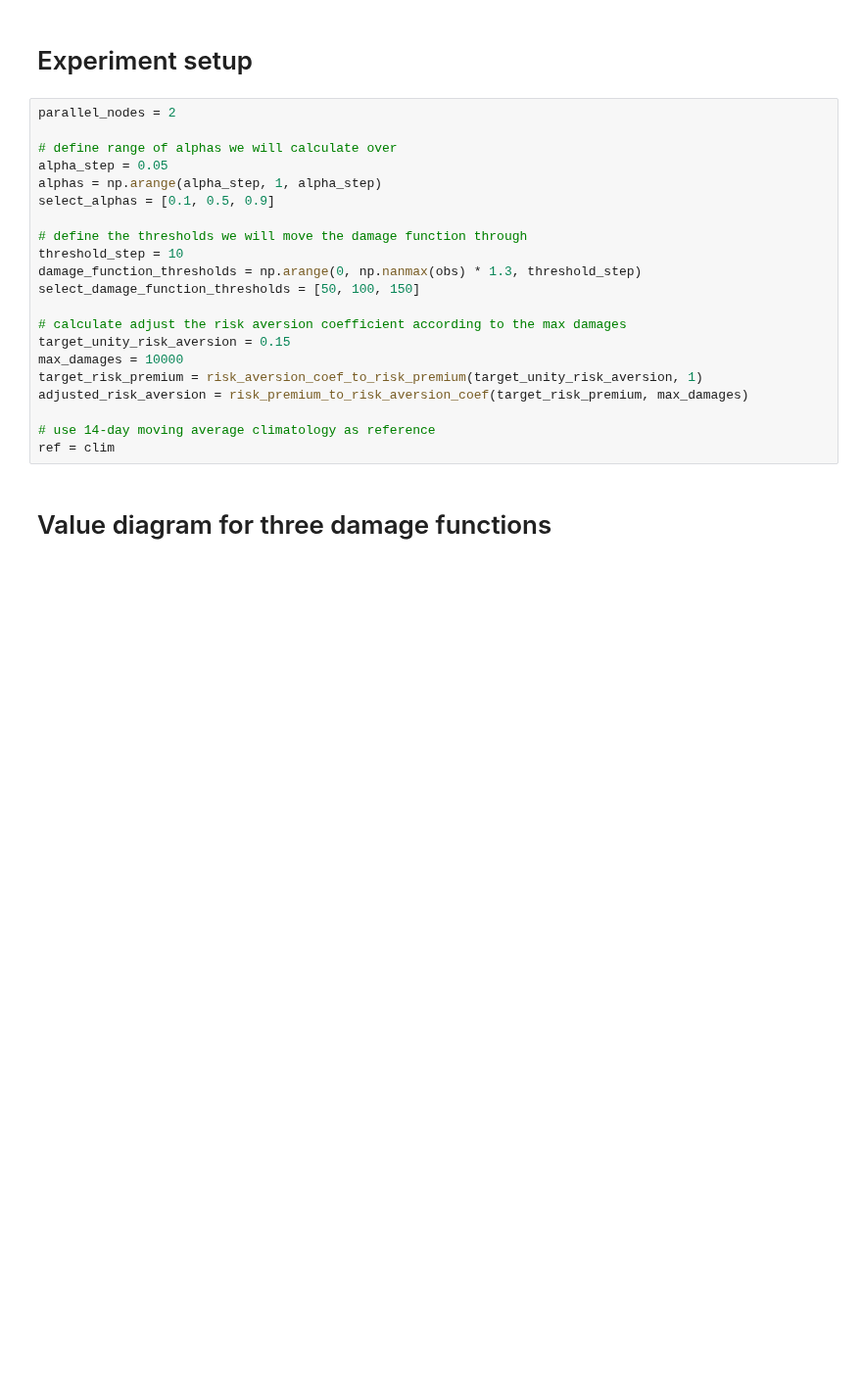
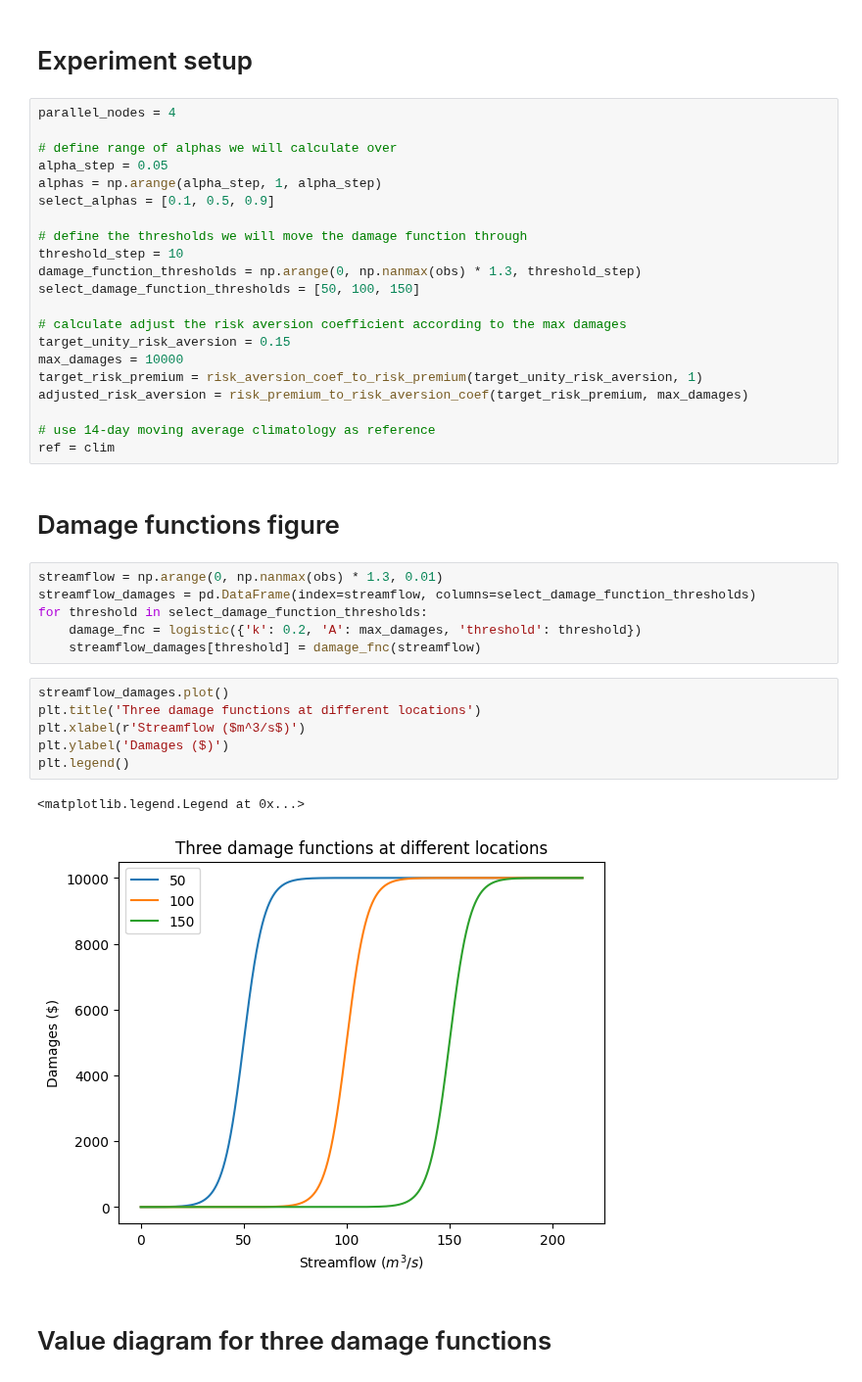
Before and after one commit to richardlaugesen/ruvpy, a Jupyter notebook: examples/laugesen_2024_fig_6.ipynb, the cells around one changed output. Shown at 98% size. Cells and saved outputs as stored; diff of their text form; blank space fills up the shorter version.

```diff
--- a/examples/laugesen_2024_fig_6.ipynb
+++ b/examples/laugesen_2024_fig_6.ipynb
@@ -68,7 +68,7 @@ print(obs.shape, fcst.shape, clim.shape)
 # %% [markdown]
 # Experiment setup
 # %%
-parallel_nodes = 2
+parallel_nodes = 4
 
 # define range of alphas we will calculate over
 alpha_step = 0.05
@@ -88,6 +88,23 @@ adjusted_risk_aversion = risk_premium_to_risk_aversion_coef(target_risk_premium,
 
 # use 14-day moving average climatology as reference
 ref = clim
+# %% [markdown]
+# Damage functions figure
+# %%
+streamflow = np.arange(0, np.nanmax(obs) * 1.3, 0.01)
+streamflow_damages = pd.DataFrame(index=streamflow, columns=select_damage_function_thresholds)
+for threshold in select_damage_function_thresholds:
+    damage_fnc = logistic({'k': 0.2, 'A': max_damages, 'threshold': threshold})
+    streamflow_damages[threshold] = damage_fnc(streamflow)
+# %%
+streamflow_damages.plot()
+plt.title('Three damage functions at different locations')
+plt.xlabel(r'Streamflow ($m^3/s$)')
+plt.ylabel('Damages ($)')
+plt.legend()
+# %% [output]
+<matplotlib.legend.Legend at 0x...>
+[figure, added]
 # %% [markdown]
 # Value diagram for three damage functions
 # %% [markdown]
```
Also changed, not shown: parts of 4 cells of this notebook, 2 other files.
